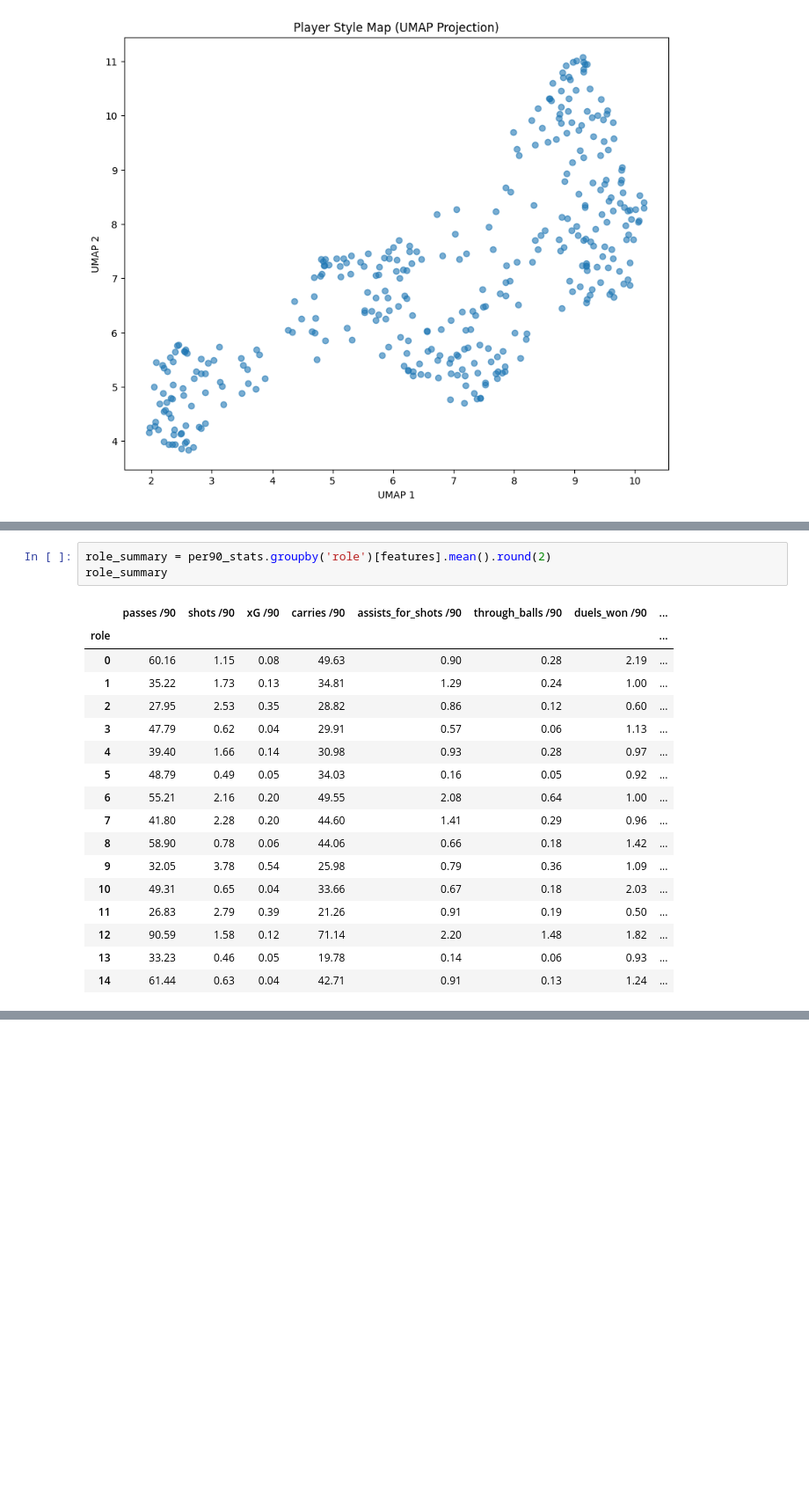
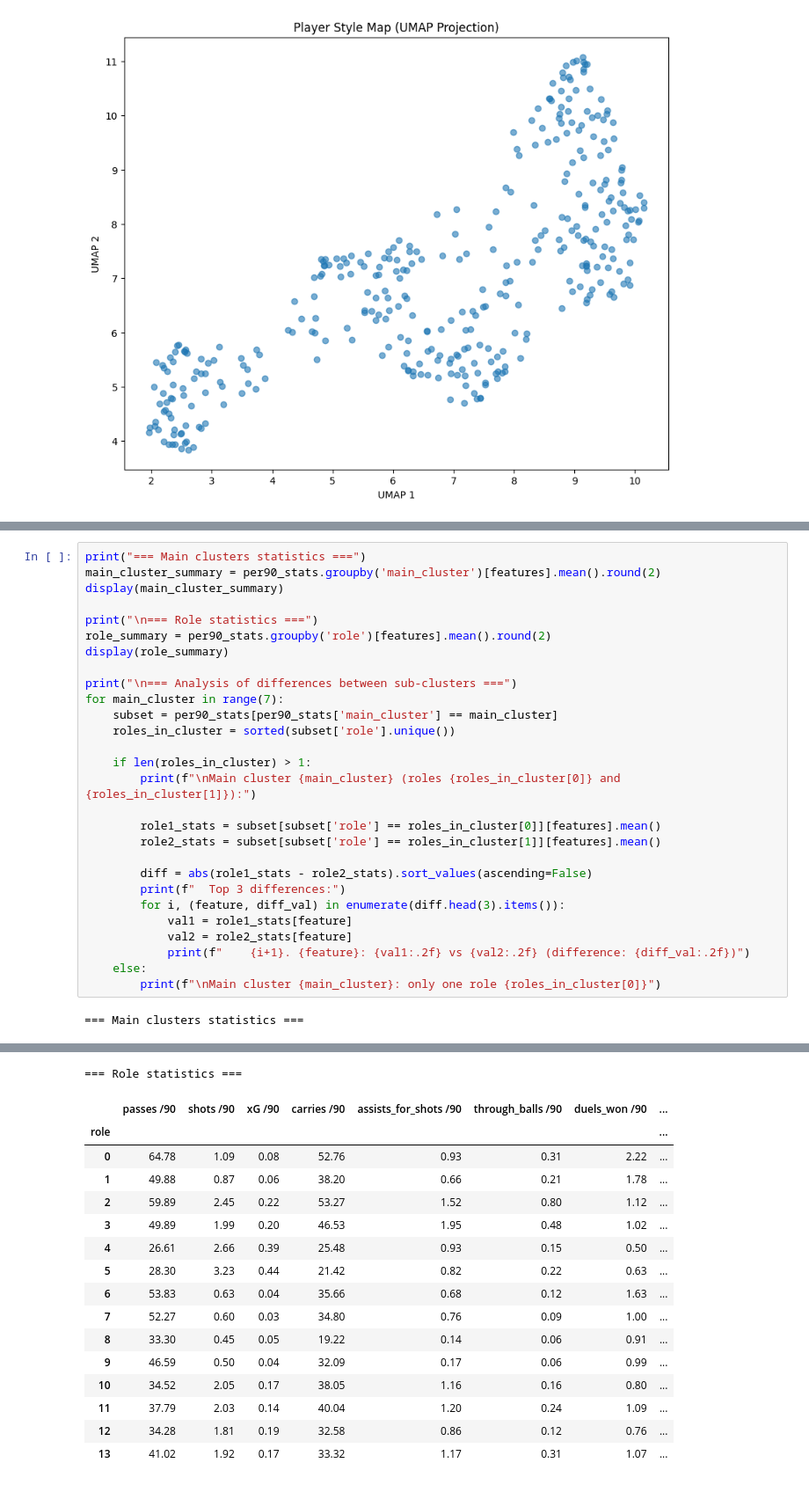
Before and after one commit to levokond/clustering-players-profiles, a Jupyter notebook: sb_data_importing.ipynb, the cells around one changed output, grey strips where cells are left out. Shown: that part at 88% size. Saved outputs shown, nothing was run; the diff lists cells and outputs as text; blank space fills up the shorter version.

```diff
--- a/sb_data_importing.ipynb
+++ b/sb_data_importing.ipynb
@@ -428,21 +465,30 @@ plt.show()
-# %%
-role_summary = per90_stats.groupby('role')[features].mean().round(2)
-role_summary
-# %% [output]
-|  | passes /90 | shots /90 | xG /90 | carries /90 | assists_for_shots /90 | through_balls /90 | duels_won /90 | ... |
-| role |  |  |  |  |  |  |  | ... |
-| 0 | 60.16 | 1.15 | 0.08 | 49.63 | 0.90 | 0.28 | 2.19 | ... |
-| 1 | 35.22 | 1.73 | 0.13 | 34.81 | 1.29 | 0.24 | 1.00 | ... |
-| 2 | 27.95 | 2.53 | 0.35 | 28.82 | 0.86 | 0.12 | 0.60 | ... |
-| 3 | 47.79 | 0.62 | 0.04 | 29.91 | 0.57 | 0.06 | 1.13 | ... |
-| 4 | 39.40 | 1.66 | 0.14 | 30.98 | 0.93 | 0.28 | 0.97 | ... |
-| 5 | 48.79 | 0.49 | 0.05 | 34.03 | 0.16 | 0.05 | 0.92 | ... |
-| 6 | 55.21 | 2.16 | 0.20 | 49.55 | 2.08 | 0.64 | 1.00 | ... |
-| 7 | 41.80 | 2.28 | 0.20 | 44.60 | 1.41 | 0.29 | 0.96 | ... |
-| 8 | 58.90 | 0.78 | 0.06 | 44.06 | 0.66 | 0.18 | 1.42 | ... |
-| 9 | 32.05 | 3.78 | 0.54 | 25.98 | 0.79 | 0.36 | 1.09 | ... |
-| 10 | 49.31 | 0.65 | 0.04 | 33.66 | 0.67 | 0.18 | 2.03 | ... |
-| 11 | 26.83 | 2.79 | 0.39 | 21.26 | 0.91 | 0.19 | 0.50 | ... |
-| 12 | 90.59 | 1.58 | 0.12 | 71.14 | 2.20 | 1.48 | 1.82 | ... |
-| 13 | 33.23 | 0.46 | 0.05 | 19.78 | 0.14 | 0.06 | 0.93 | ... |
-| 14 | 61.44 | 0.63 | 0.04 | 42.71 | 0.91 | 0.13 | 1.24 | ... |
+# %%
+print("=== Main clusters statistics ===")
+main_cluster_summary = per90_stats.groupby('main_cluster')[features].mean().round(2)
+display(main_cluster_summary)
+
+print("\n=== Role statistics ===")
+role_summary = per90_stats.groupby('role')[features].mean().round(2)
+display(role_summary)
+
+print("\n=== Analysis of differences between sub-clusters ===")
+for main_cluster in range(7):
+    subset = per90_stats[per90_stats['main_cluster'] == main_cluster]
+    roles_in_cluster = sorted(subset['role'].unique())
+
+    if len(roles_in_cluster) > 1:
+        print(f"\nMain cluster {main_cluster} (roles {roles_in_cluster[0]} and {roles_in_cluster[1]}):")
+
+        role1_stats = subset[subset['role'] == roles_in_cluster[0]][features].mean()
+        role2_stats = subset[subset['role'] == roles_in_cluster[1]][features].mean()
+
+        diff = abs(role1_stats - role2_stats).sort_values(ascending=False)
+        print(f"  Top 3 differences:")
+        for i, (feature, diff_val) in enumerate(diff.head(3).items()):
+            val1 = role1_stats[feature]
+            val2 = role2_stats[feature]
+            print(f"    {i+1}. {feature}: {val1:.2f} vs {val2:.2f} (difference: {diff_val:.2f})")
+    else:
+        print(f"\nMain cluster {main_cluster}: only one role {roles_in_cluster[0]}")
+# %% [output]
+=== Main clusters statistics ===
@@ -448,0 +504,17 @@ role_summary
+=== Role statistics ===
+|  | passes /90 | shots /90 | xG /90 | carries /90 | assists_for_shots /90 | through_balls /90 | duels_won /90 | ... |
+| role |  |  |  |  |  |  |  | ... |
+| 0 | 64.78 | 1.09 | 0.08 | 52.76 | 0.93 | 0.31 | 2.22 | ... |
+| 1 | 49.88 | 0.87 | 0.06 | 38.20 | 0.66 | 0.21 | 1.78 | ... |
+| 2 | 59.89 | 2.45 | 0.22 | 53.27 | 1.52 | 0.80 | 1.12 | ... |
+| 3 | 49.89 | 1.99 | 0.20 | 46.53 | 1.95 | 0.48 | 1.02 | ... |
+| 4 | 26.61 | 2.66 | 0.39 | 25.48 | 0.93 | 0.15 | 0.50 | ... |
+| 5 | 28.30 | 3.23 | 0.44 | 21.42 | 0.82 | 0.22 | 0.63 | ... |
+| 6 | 53.83 | 0.63 | 0.04 | 35.66 | 0.68 | 0.12 | 1.63 | ... |
+| 7 | 52.27 | 0.60 | 0.03 | 34.80 | 0.76 | 0.09 | 1.00 | ... |
+| 8 | 33.30 | 0.45 | 0.05 | 19.22 | 0.14 | 0.06 | 0.91 | ... |
+| 9 | 46.59 | 0.50 | 0.04 | 32.09 | 0.17 | 0.06 | 0.99 | ... |
+| 10 | 34.52 | 2.05 | 0.17 | 38.05 | 1.16 | 0.16 | 0.80 | ... |
+| 11 | 37.79 | 2.03 | 0.14 | 40.04 | 1.20 | 0.24 | 1.09 | ... |
+| 12 | 34.28 | 1.81 | 0.19 | 32.58 | 0.86 | 0.12 | 0.76 | ... |
+| 13 | 41.02 | 1.92 | 0.17 | 33.32 | 1.17 | 0.31 | 1.07 | ... |
```
Also changed, not shown: parts of 5 cells of this notebook.
